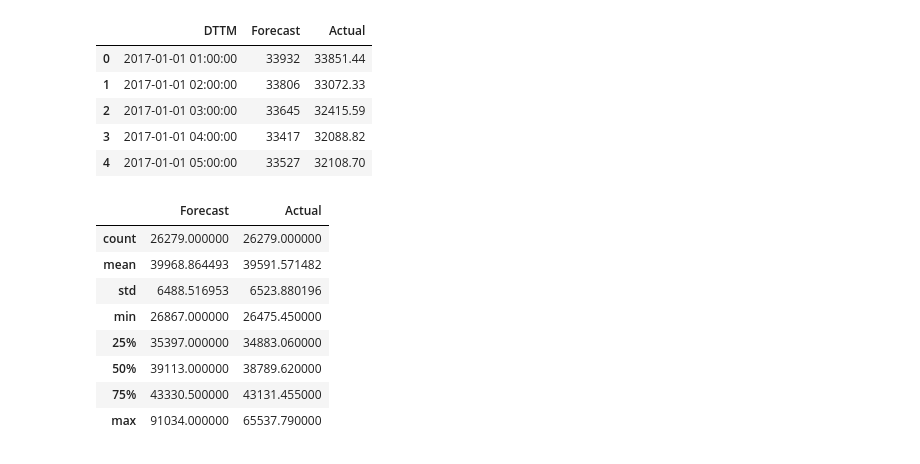
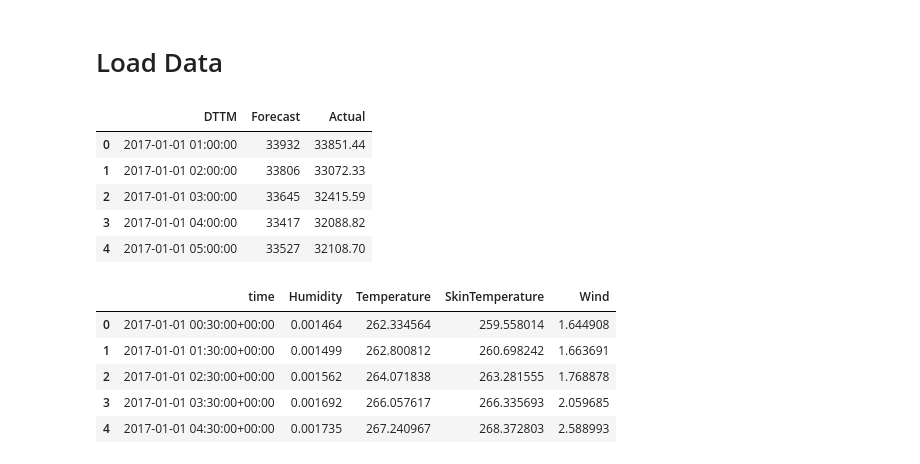
Before and after one commit to grantboggess/TechBrew, a Jupyter notebook: TechBrew_PredictingLoad.ipynb, the cells around one changed output. Saved outputs shown, nothing was run; the diff lists cells and outputs as text; code cells hidden in the pictures.

```diff
--- a/TechBrew_PredictingLoad.ipynb
+++ b/TechBrew_PredictingLoad.ipynb
@@ -42,23 +44,23 @@ Requirement already satisfied: pycparser in /srv/conda/envs/notebook/lib/python3
 All Needed Packages Installed
-# %%
-loadData = pd.read_excel('MISO_Central_Load.xlsx')
-loadData.head()
-# %% [output]
-|  | DTTM | Forecast | Actual |
-| 0 | 2017-01-01 01:00:00 | 33932 | 33851.44 |
-| 1 | 2017-01-01 02:00:00 | 33806 | 33072.33 |
-| 2 | 2017-01-01 03:00:00 | 33645 | 32415.59 |
-| 3 | 2017-01-01 04:00:00 | 33417 | 32088.82 |
-| 4 | 2017-01-01 05:00:00 | 33527 | 32108.70 |
-# %%
-loadData.describe()
-# %% [output]
-|  | Forecast | Actual |
-| count | 26279.000000 | 26279.000000 |
-| mean | 39968.864493 | 39591.571482 |
-| std | 6488.516953 | 6523.880196 |
-| min | 26867.000000 | 26475.450000 |
-| 25% | 35397.000000 | 34883.060000 |
-| 50% | 39113.000000 | 38789.620000 |
-| 75% | 43330.500000 | 43131.455000 |
-| max | 91034.000000 | 65537.790000 |
+# %% [markdown]
+# Load Data
+# %%
+loadData = pd.read_excel('MISO_Central_Load.xlsx')
+loadData.DTTM = pd.to_datetime(loadData.DTTM)
+weatherData = pd.read_excel('Milwaukee_Weather.xlsx')
+weatherData.time = pd.to_datetime(weatherData.time)
+display(loadData.head())
+display(weatherData.head())
+# %% [output]
+|  | DTTM | Forecast | Actual |
+| 0 | 2017-01-01 01:00:00 | 33932 | 33851.44 |
+| 1 | 2017-01-01 02:00:00 | 33806 | 33072.33 |
+| 2 | 2017-01-01 03:00:00 | 33645 | 32415.59 |
+| 3 | 2017-01-01 04:00:00 | 33417 | 32088.82 |
+| 4 | 2017-01-01 05:00:00 | 33527 | 32108.70 |
+|  | time | Humidity | Temperature | SkinTemperature | Wind |
+| 0 | 2017-01-01 00:30:00+00:00 | 0.001464 | 262.334564 | 259.558014 | 1.644908 |
+| 1 | 2017-01-01 01:30:00+00:00 | 0.001499 | 262.800812 | 260.698242 | 1.663691 |
+| 2 | 2017-01-01 02:30:00+00:00 | 0.001562 | 264.071838 | 263.281555 | 1.768878 |
+| 3 | 2017-01-01 03:30:00+00:00 | 0.001692 | 266.057617 | 266.335693 | 2.059685 |
+| 4 | 2017-01-01 04:30:00+00:00 | 0.001735 | 267.240967 | 268.372803 | 2.588993 |
```
Also changed, not shown: parts of 15 cells of this notebook.
